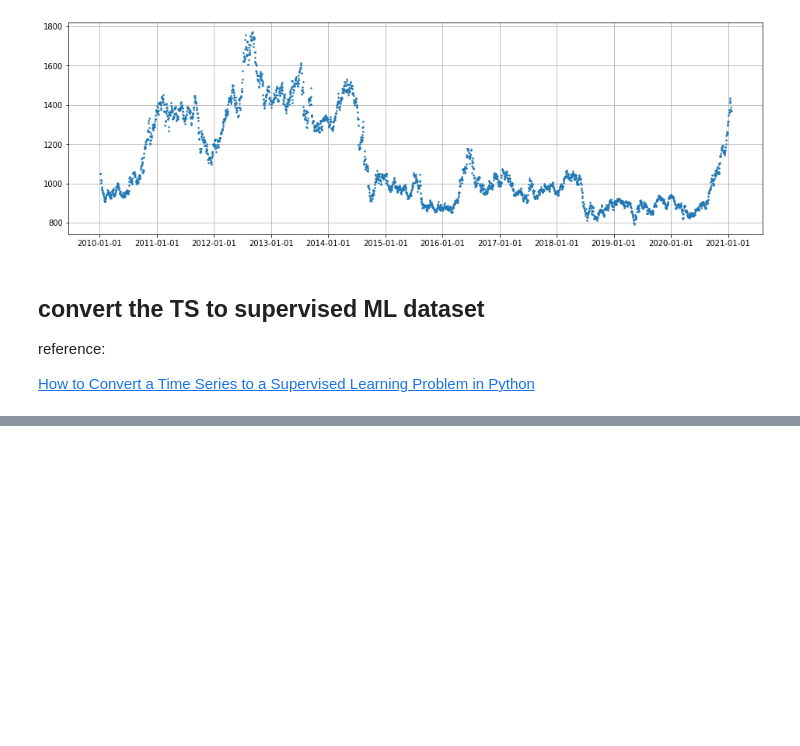
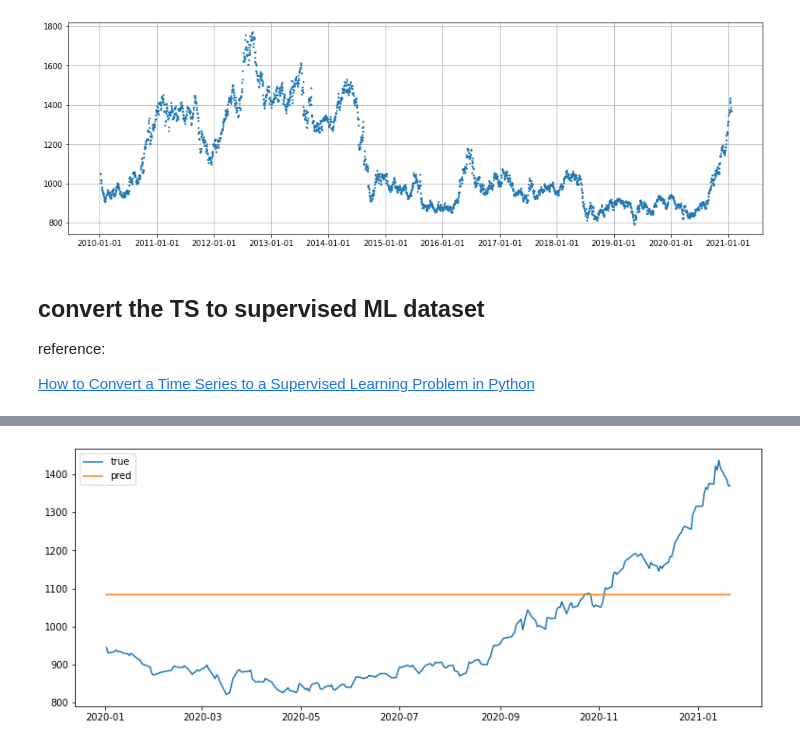
Before and after one commit to Ewen2015/DataScienceNotes, a Jupyter notebook: soybean/cbot/modelUnivrtLSTM.ipynb, the cells around one changed output, grey strips where cells are left out. Cells and saved outputs as stored; diff of their text form; code cells hidden in the pictures; blank space fills up the shorter version.

```diff
--- a/soybean/cbot/modelUnivrtLSTM.ipynb
+++ b/soybean/cbot/modelUnivrtLSTM.ipynb
@@ -70,0 +122,2 @@ reference:
+# %%
+reshaped.index = df.sort_values(by='Date', ascending=True)['Date'][N_IN:]
@@ -70,0 +237,4 @@ reference:
+# %%
+# prediction
+yhat = model.predict(test_X)
+pred_y = pd.Series(yhat.reshape(len(yhat)), index=test_y.index)
@@ -70,0 +248,13 @@ reference:
+# %%
+# Make the plotting-canvas bigger.
+plt.figure(figsize=(13,5))
+
+# Plot and compare the two signals.
+plt.plot(test_y, label='true')
+plt.plot(pred_y, label='pred')
+
+# Plot labels etc.
+plt.legend()
+plt.show()
+# %% [output]
+[figure, added]
```
Also changed, not shown: parts of 25 cells of this notebook.
